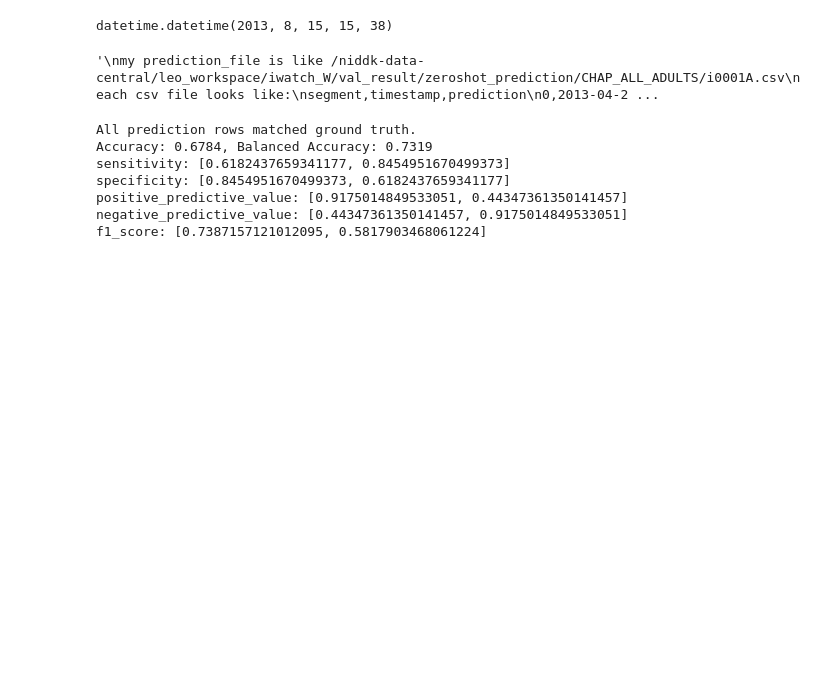
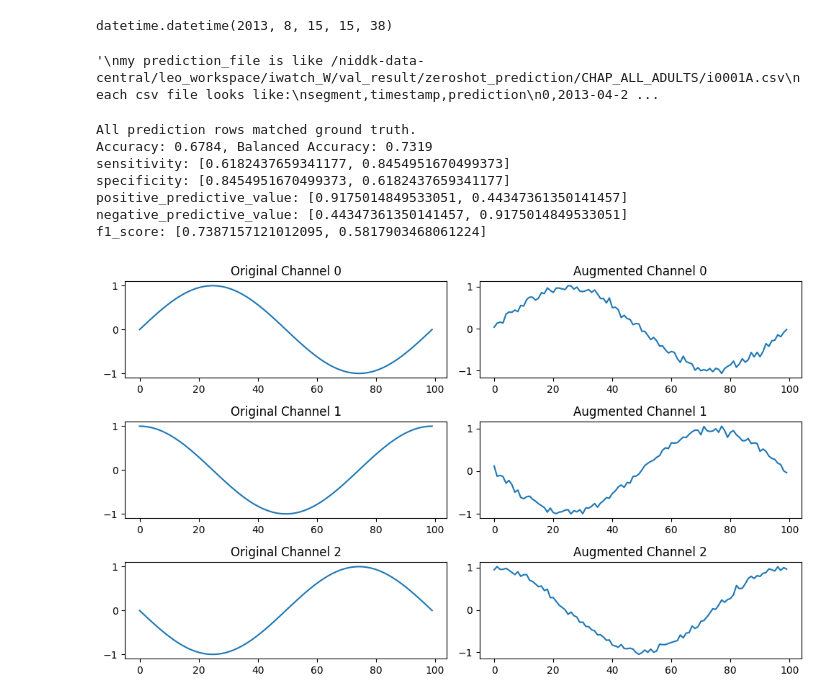
Before and after one commit to yuc0805/DeepPostures_MAE, a Jupyter notebook: MSSE-2021-pt/scratch.ipynb, the cells around one changed output. Cells and saved outputs as stored; diff of their text form; code cells hidden in the pictures; blank space fills up the shorter version.

Commit message:
add data_aug and transformer layer

```diff
--- a/MSSE-2021-pt/scratch.ipynb
+++ b/MSSE-2021-pt/scratch.ipynb
@@ -275,3 +275,29 @@ specificity: [0.8454951670499373, 0.6182437659341177]
 positive_predictive_value: [0.9175014849533051, 0.44347361350141457]
 negative_predictive_value: [0.44347361350141457, 0.9175014849533051]
 f1_score: [0.7387157121012095, 0.5817903468061224]
+# %%
+import numpy as np
+from commons import data_aug
+import matplotlib.pyplot as plt
+
+# Generate artificial accelerometer-like sine wave data with corrected shape
+num_windows, T, C = 5, 100, 3
+t = np.linspace(0, 2 * np.pi, T)
+single_window = np.stack([np.sin(t + phase) for phase in [0, np.pi/2, np.pi]], axis=-1)  # shape (100, 3)
+x = np.tile(single_window[None, :, :], (num_windows, 1, 1))  # shape (num_windows, 100, 3)
+
+# Apply augmentation
+x_aug = data_aug(x)
+
+# Visualize one window (e.g., window 0) before and after
+fig, axs = plt.subplots(C, 2, figsize=(10, 6))
+for c in range(C):
+    axs[c, 0].plot(x[0, :, c])
+    axs[c, 0].set_title(f'Original Channel {c}')
+    axs[c, 1].plot(x_aug[0, :, c])
+    axs[c, 1].set_title(f'Augmented Channel {c}')
+
+plt.tight_layout()
+plt.show()
+# %% [output]
+[figure, added]
```
Also changed, not shown: 3 other files.
